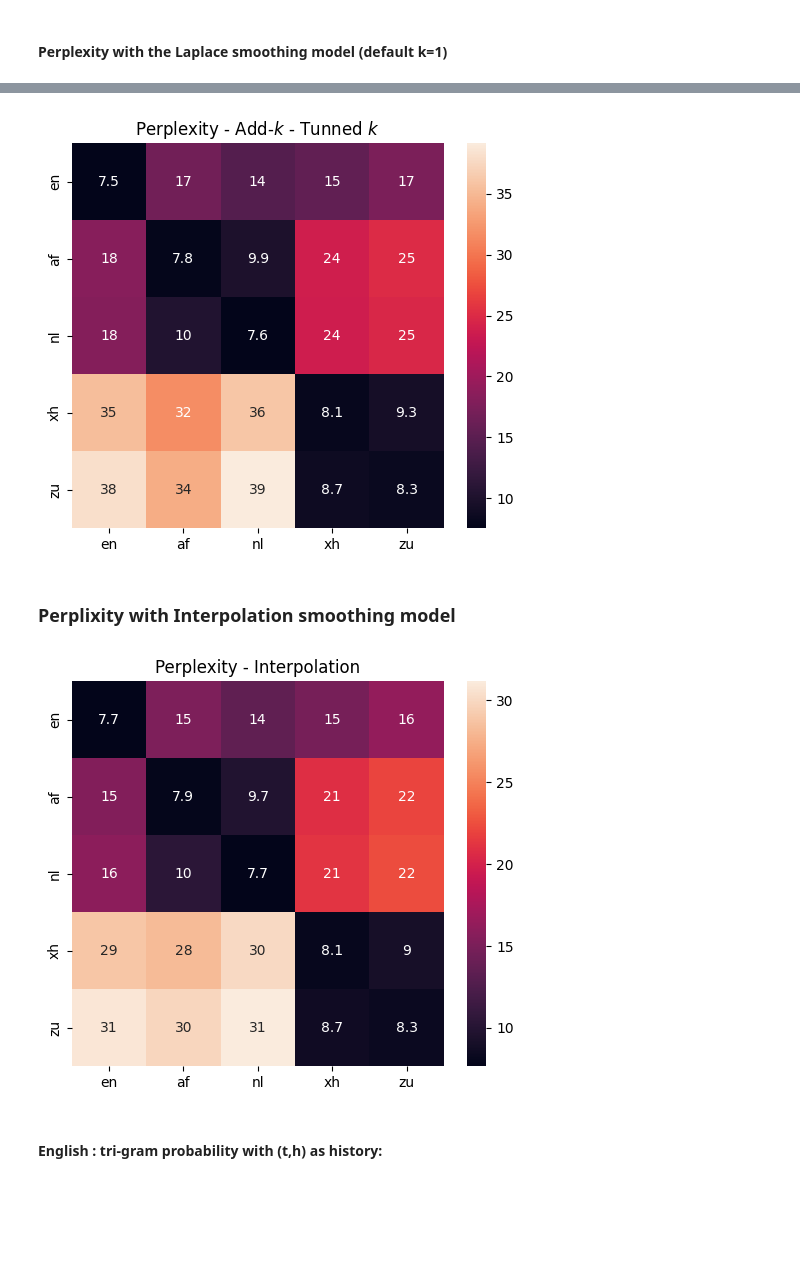
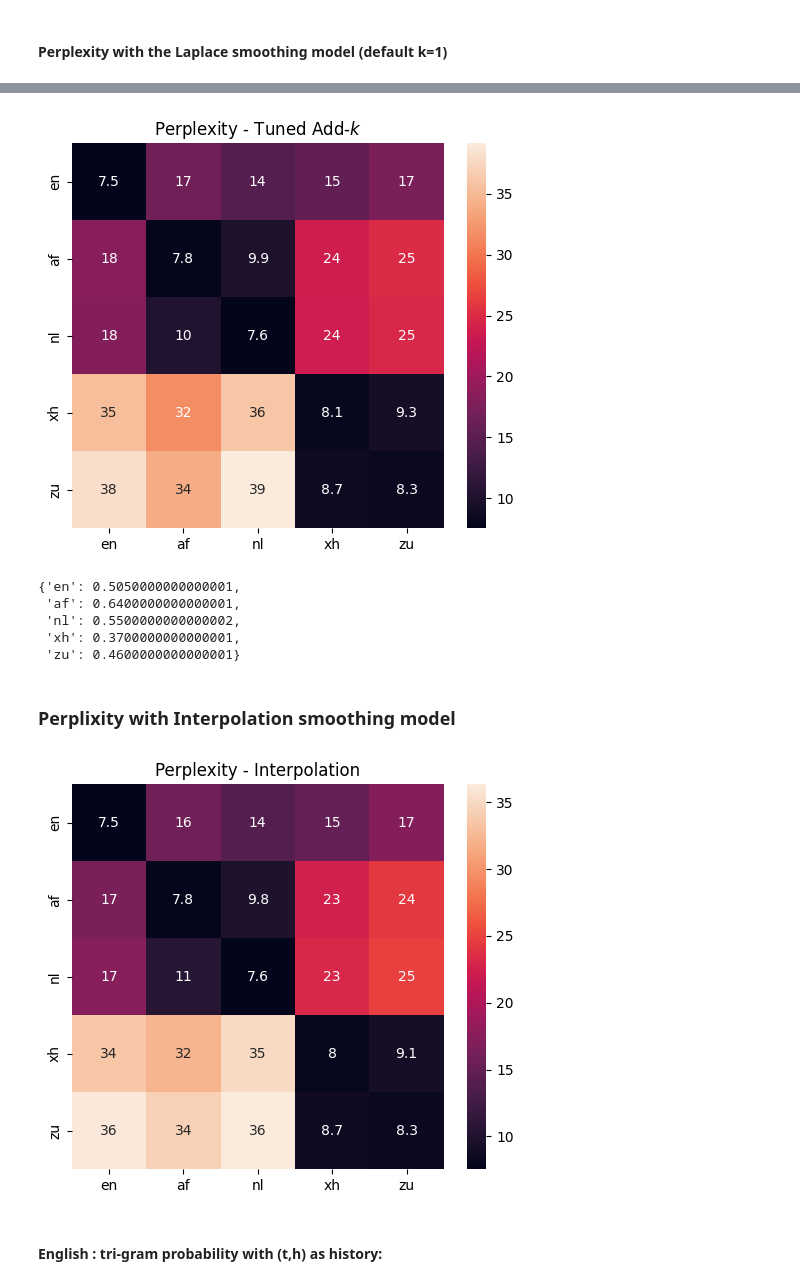
Before and after one commit to Fahazavana/NGramLMs_BPE, a Jupyter notebook: main.ipynb, the cells around one changed output, grey strips where cells are left out. Drawn from its saved outputs; the diff is of its cells as text; code cells hidden in the pictures; blank space fills up the shorter version.

```diff
--- a/main.ipynb
+++ b/main.ipynb
@@ -91,9 +86,11 @@ for model, file in zip(models, val_files):
 best_k = {}
 for model, values in zip(models, perplexity_vals.values()):
     k = np.argmin(values)
-    plt.plot(k_list, values, '.--', label=fr"{model.name} $k = {k_list[k]:.2f}$", alpha=0.8)
+    plt.plot(k_list, values, '--', label=fr"{model.name} $k = {k_list[k]:.2f}$", alpha=0.7)
     plt.scatter(k_list[k], values[k], marker='x')
     best_k[model.name] = k_list[k]
+plt.title(r"Perplexity as function of $k$")
+plt.grid()
 plt.legend()
 plt.show()
 # %% [output]
@@ -104,22 +101,30 @@ tuned_parameters = {
         'k': best_k[model.name],
     } for model in models
 }
-title = r"Perplexity - Add-$k$ - Tunned $k$"
-make_cmf(models, val_files, tuned_parameters, mode='add_k', title=title)
+title = r"Perplexity - Tuned Add-$k$"
+make_cmf(models, val_files, tuned_parameters, mode='add_k', title=title, save="report/figures/add_k.pdf")
 # %% [output]
-[figure, old version]
+[figure, new version]
+# %%
+best_k
+# %% [output]
+{'en': 0.5050000000000001,
+ 'af': 0.6400000000000001,
+ 'nl': 0.5500000000000002,
+ 'xh': 0.3700000000000001,
+ 'zu': 0.4600000000000001}
 # %% [markdown]
 ### Perplixity with Interpolation smoothing model
 # %%
 inter_parameters = {
     model.name: {
-        'lambdas': [0.8, 0.15, 0.05],
+        'lambdas': [0.9, 0.075, 0.025],
     } for model in models
 }
 title = r"Perplexity - Interpolation"
-make_cmf(models, val_files, inter_parameters, mode='inter', title=title)
+make_cmf(models, val_files, inter_parameters, mode='inter', title=title, save='report/figures/inter.pdf')
 # %% [output]
-[figure, old version]
+[figure, new version]
 # %% [markdown]
 #### English : tri-gram probability with (t,h) as history:
 # %%
```
Also changed, not shown: parts of 10 cells of this notebook, 13 other files.
